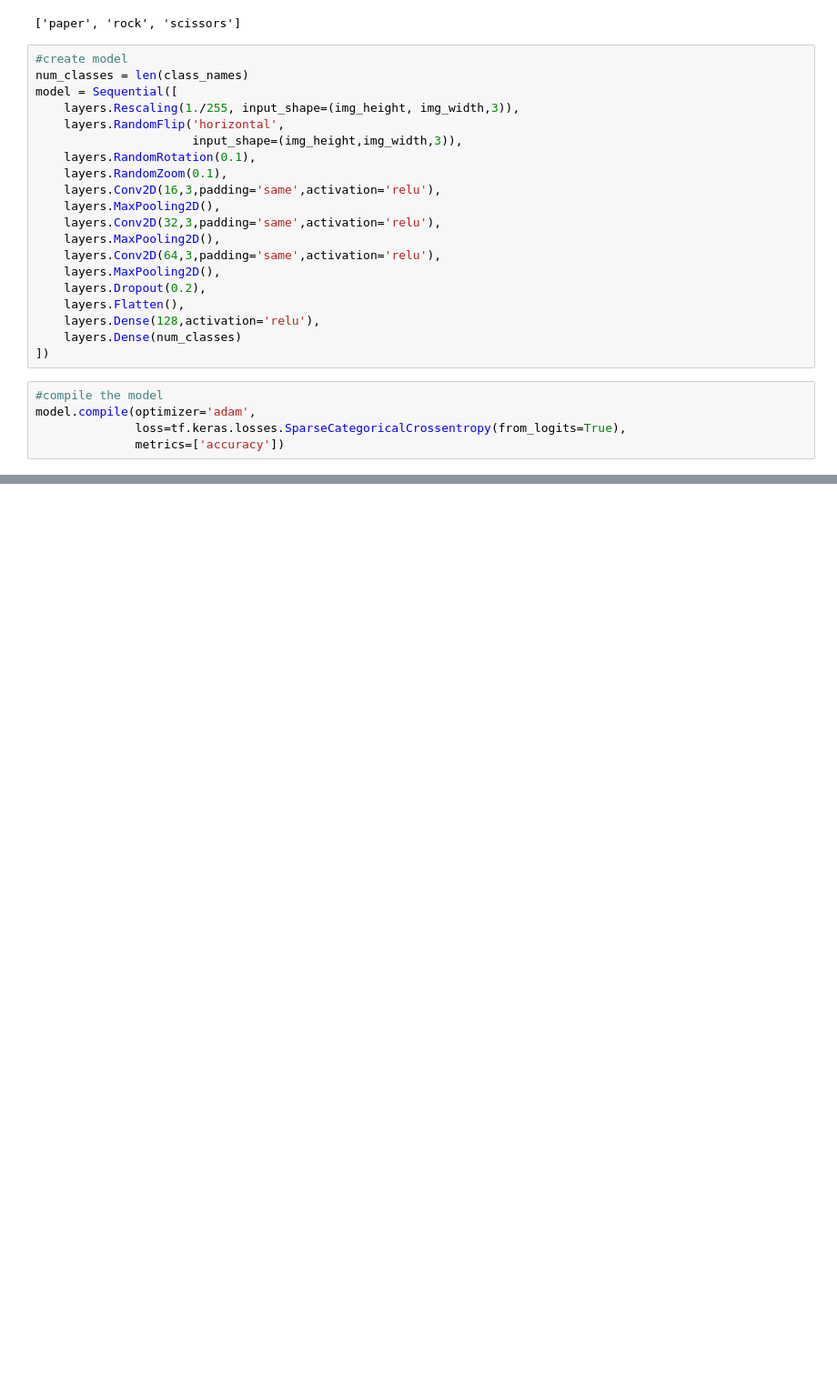
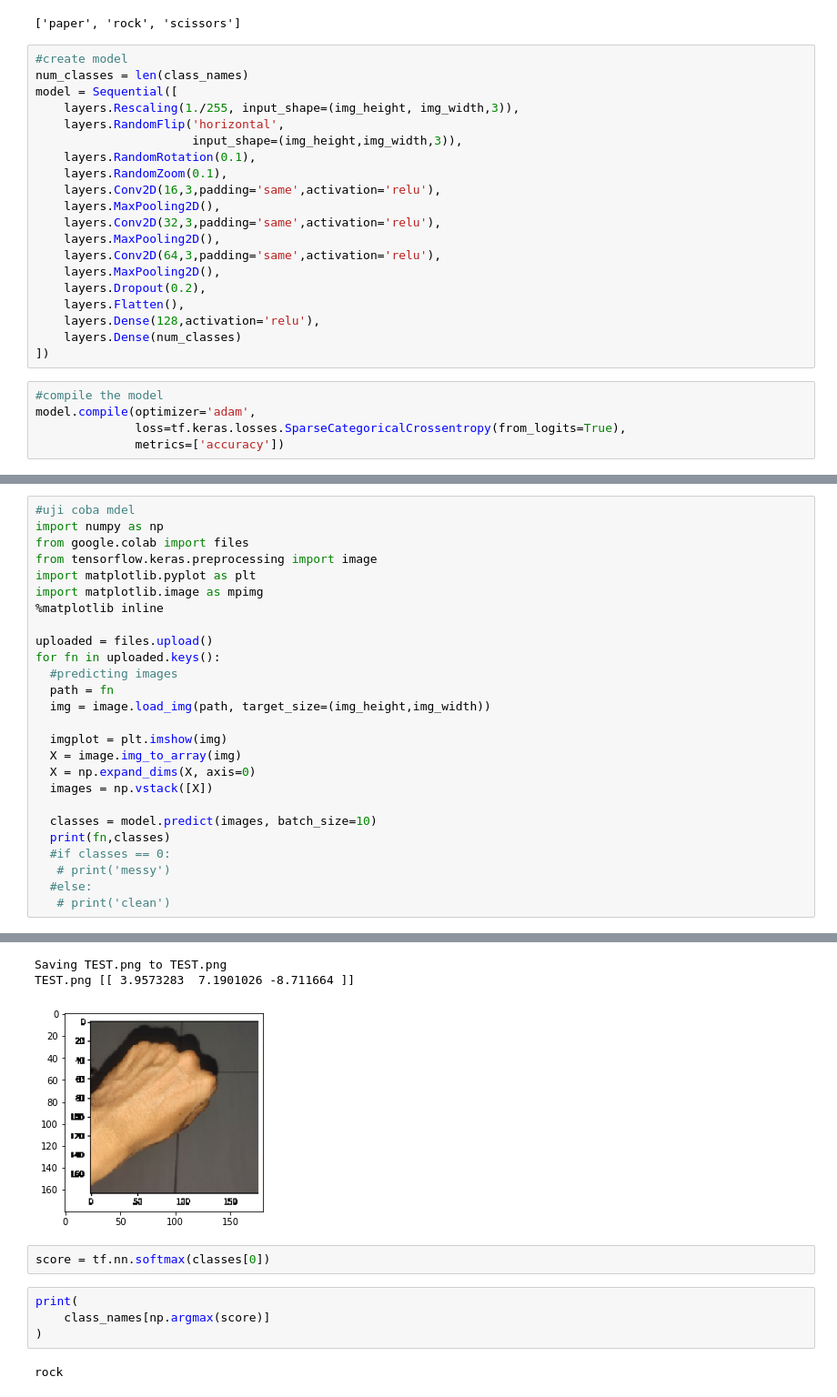
Before and after one commit to sucilaksono/dicoding, a Jupyter notebook: dropout_data_augmentation_multiclassclasification.ipynb, the cells around one changed output, grey strips where cells are left out. Shown at 91% size. Cells and saved outputs as stored; diff of their text form; blank space fills up the shorter version.

```diff
--- a/dropout_data_augmentation_multiclassclasification.ipynb
+++ b/dropout_data_augmentation_multiclassclasification.ipynb
@@ -164,0 +165,27 @@ plt.show()
+# %%
+#uji coba mdel
+import numpy as np
+from google.colab import files
+from tensorflow.keras.preprocessing import image
+import matplotlib.pyplot as plt
+import matplotlib.image as mpimg
+%matplotlib inline
+
+uploaded = files.upload()
+for fn in uploaded.keys():
+  #predicting images
+  path = fn
+  img = image.load_img(path, target_size=(img_height,img_width))
+
+  imgplot = plt.imshow(img)
+  X = image.img_to_array(img)
+  X = np.expand_dims(X, axis=0)
+  images = np.vstack([X])
+
+  classes = model.predict(images, batch_size=10)
+  print(fn,classes)
+  #if classes == 0:
+   # print('messy')
+  #else:
+   # print('clean')
+# %% [output]
@@ -164,0 +193,11 @@ plt.show()
+Saving TEST.png to TEST.png
+TEST.png [[ 3.9573283  7.1901026 -8.711664 ]]
+[figure, added]
+# %%
+score = tf.nn.softmax(classes[0])
+# %%
+print(
+    class_names[np.argmax(score)]
+)
+# %% [output]
+rock
```
Also changed, not shown: parts of 4 cells of this notebook.
